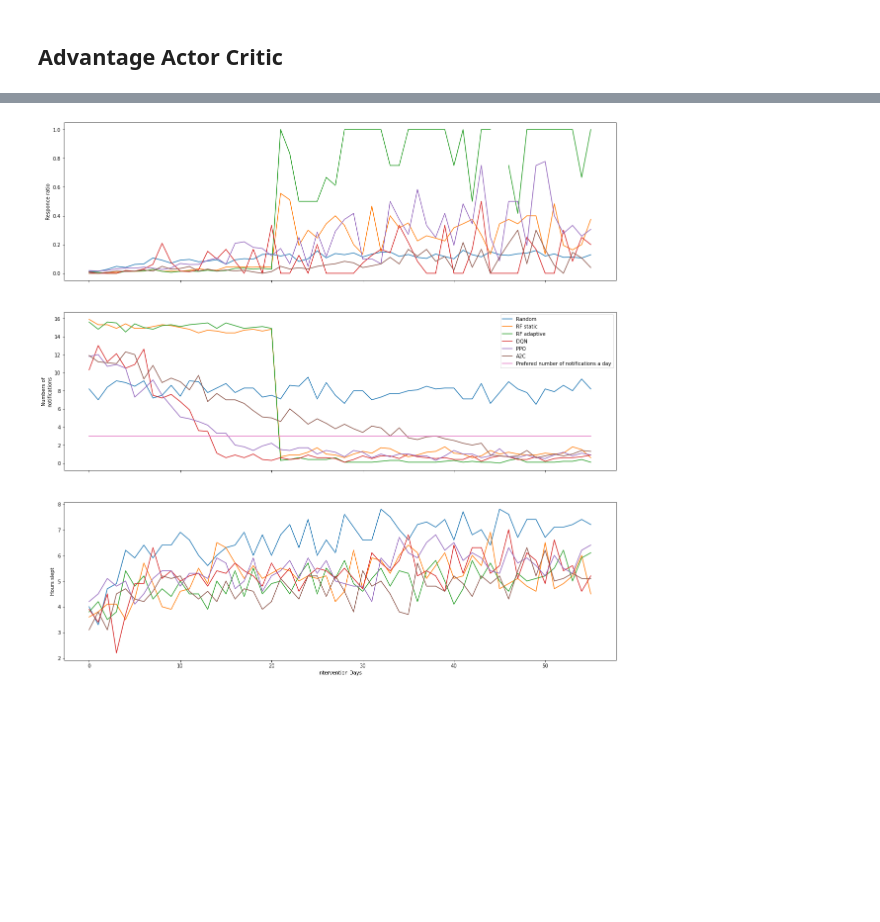
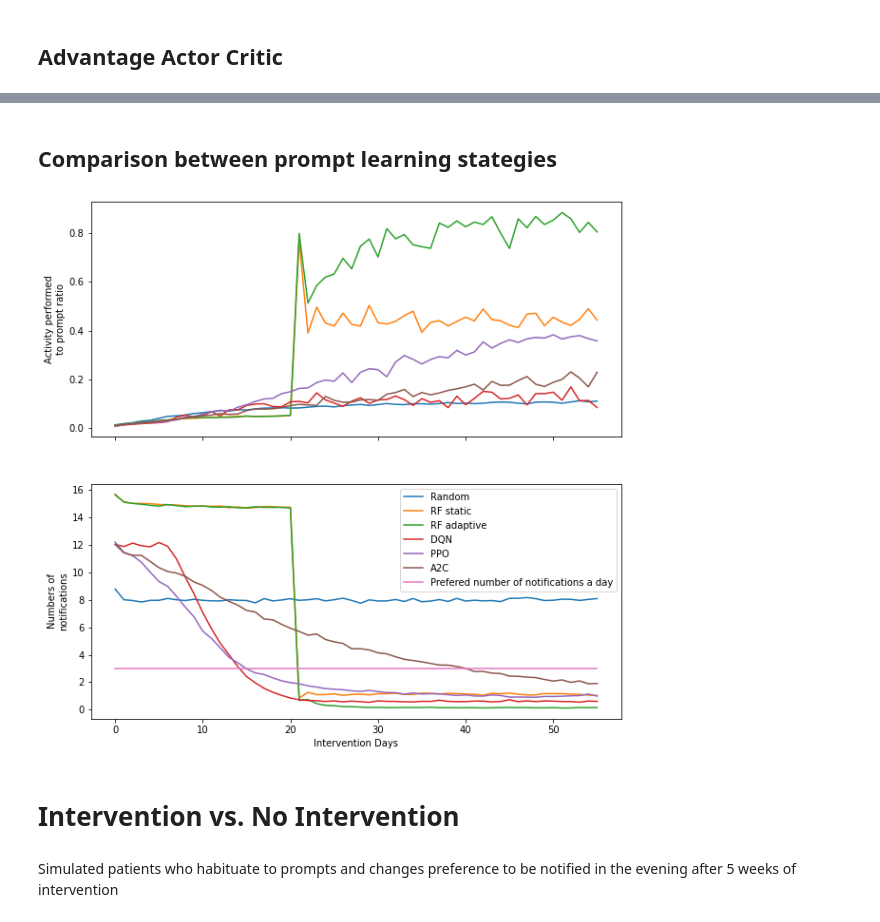
Before and after one commit to sysmon37/aibi-dhi-simulator, a Jupyter notebook: RLapproaches_comparison.ipynb, the cells around one changed output, grey strips where cells are left out. Saved outputs shown, nothing was run; the diff lists cells and outputs as text; code cells hidden in the pictures; blank space fills up the shorter version.

Commit message:
comparison of RL and SL approaches on patient that habituates to prompts and whose preferd notification time changes to the evning after 5 weeks

```diff
--- a/RLapproaches_comparison.ipynb
+++ b/RLapproaches_comparison.ipynb
@@ -302,9 +204,8 @@ sleep_list_rf3a, positive_list_rf3a, rr_rf3a_list, not_rf3a_list = intervention(
 # %% [markdown]
 ## Deep Q Network
 # %%
-def dqn(env1):
-    week = 24*7
+def dqnWF(env1):
+    week = 24 * 7
     model = DQN("MlpPolicy", env1, verbose=0, learning_starts=week)
     model.learn(total_timesteps=eight_weeks)
-    model.save("patient1_dqn_run{0}".format(run))
     return env1
@@ -315,0 +212,2 @@ sleep_list_dqn, positive_list_dqn, rr_dqn_list, not_dqn_list = intervention(dqn,
+# %%
+sleep_list_dqn1w, positive_list_dqn1w, rr_dqn_list1w, not_dqn_list1w = intervention(dqnWF, runs, 'dqn_1week')
@@ -319,8 +220,6 @@ sleep_list_dqn, positive_list_dqn, rr_dqn_list, not_dqn_list = intervention(dqn,
 def ppo(env1):
     model = PPO("MlpPolicy", env1, verbose=0, n_steps=updated_every_day)
     model.learn(total_timesteps=eight_weeks)
-    model.save("patient1_ppo_run{0}".format(run))
-
     return env1
 # %%
 sleep_list_ppo, positive_list_ppo, rr_ppo_list, not_ppo_list = intervention(ppo, runs, 'ppo')
@@ -336,7 +235,6 @@ Info: (n_steps=24 and n_envs=1)
 def a2c(env1):
     model = A2C("MlpPolicy", env1, verbose=0, n_steps=updated_every_day)
     model.learn(total_timesteps=eight_weeks)
-    model.save("patient1_a2c_run{0}".format(run))
     return env1
 # %%
 sleep_list_a2c, positive_list_a2c, rr_a2c_list, not_a2c_list = intervention(a2c, runs, 'a2c')
@@ -346,31 +244,31 @@ sleep_list_a2c, positive_list_a2c, rr_a2c_list, not_a2c_list = intervention(a2c,
+# %% [markdown]
+## Comparison between prompt learning stategies
 # %%
-fig, (ax1, ax2, ax3) = plt.subplots(3, 1, sharex=True, sharey=False, figsize=(20,20))
+fig, (ax1, ax2) = plt.subplots(2, 1, sharex=True, sharey=False, figsize=(10,10))
 ax1.plot(np.nanmean(rr_random_list, axis=0), label='Random')
 ax1.plot(np.nanmean(rr_rf3_list, axis=0), label='RF static')
 ax1.plot(np.nanmean(rr_rf3a_list, axis=0), label='RF adaptive')
-ax1.plot(np.nanmean(rr_dqn_list, axis=0), label='DQN')
+ax1.plot(np.nanmean(rr_dqn_list1w, axis=0), label='DQN')
 ax1.plot(np.nanmean(rr_ppo_list, axis=0), label='PPO')
 ax1.plot(np.nanmean(rr_a2c_list, axis=0), label='A2C')
 
 ax2.plot(np.mean(not_random_list, axis=0), label='Random')
 ax2.plot(np.mean(not_rf3_list, axis=0), label='RF static')
 ax2.plot(np.mean(not_rf3a_list, axis=0), label='RF adaptive')
-ax2.plot(np.mean(not_dqn_list, axis=0), label='DQN')
+ax2.plot(np.mean(not_dqn_list1w, axis=0), label='DQN')
 ax2.plot(np.mean(not_ppo_list, axis=0), label='PPO')
 ax2.plot(np.mean(not_a2c_list, axis=0), label='A2C')
 ax2.plot(np.ones(len(np.mean(not_a2c_list, axis=0))) +2, label ='Prefered number of notifications a day')
 
-ax3.plot(np.mean(sleep_list, axis=0), label='Random')
-ax3.plot(np.mean(sleep_list_rf3, axis=0), label='RF static')
-ax3.plot(np.mean(sleep_list_rf3a, axis=0), label='RF adaptive')
-ax3.plot(np.mean(sleep_list_dqn, axis=0), label='DQN')
-ax3.plot(np.mean(sleep_list_ppo, axis=0), label='PPO')
-ax3.plot(np.mean(sleep_list_a2c, axis=0), label='A2C')
-ax3.set_xlabel('Intervention Days')
+ax2.set_xlabel('Intervention Days')
 ax2.set_ylabel('\n'.join(wrap('Numbers of notifications', 20)))
-ax1.set_ylabel('\n'.join(wrap('Responce ratio', 20)) )
-ax3.set_ylabel( '\n'.join(wrap('Hours slept', 20)) )
+ax1.set_ylabel('\n'.join(wrap('Activity performed to prompt ratio', 20)) )
+# ax3.set_ylabel( '\n'.join(wrap('Hours slept', 20)) )
 ax2.legend()
 plt.show()
 # %% [output]
-[figure, old version]
+[figure, new version]
+# %% [markdown]
+# Intervention vs. No Intervention
+# %% [markdown]
+Simulated patients who habituate to prompts and changes preference to be notified in the evening after 5 weeks of intervention
```
Also changed, not shown: parts of 32 cells of this notebook, 2 other files.
